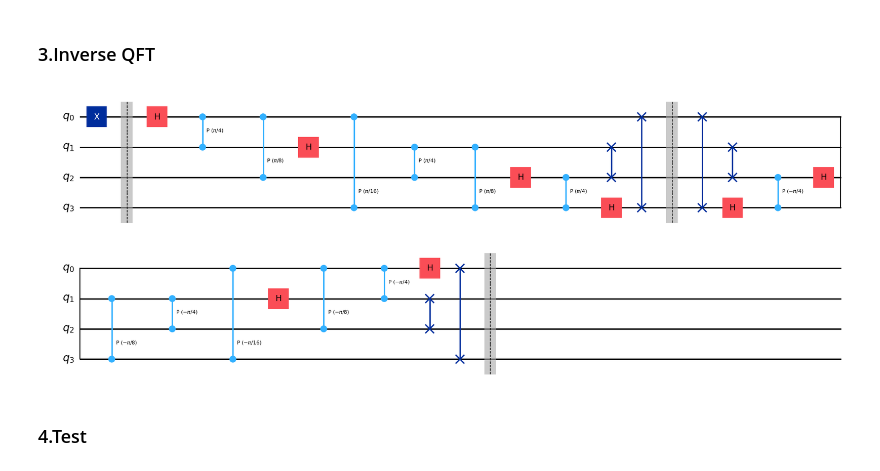
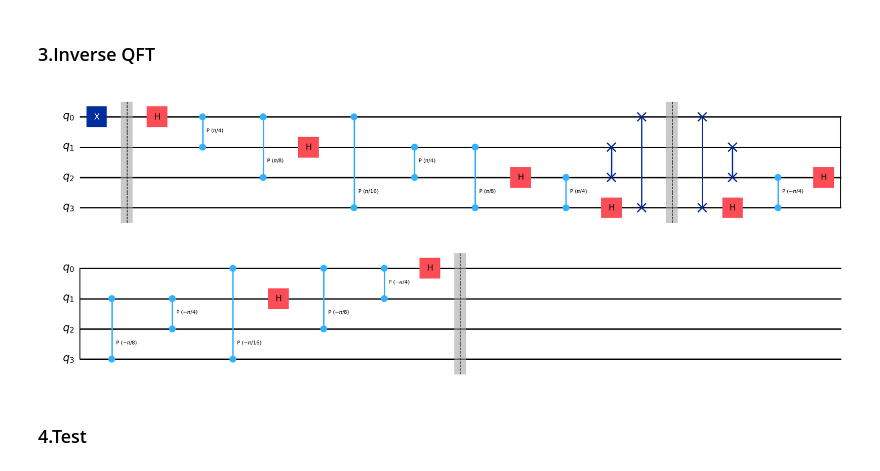
Before and after one commit to xuelx1/LearnQC, a Jupyter notebook: qft.ipynb, the cells around one changed output. Drawn from its saved outputs; the diff is of its cells as text; code cells hidden in the pictures.

```diff
--- a/qft.ipynb
+++ b/qft.ipynb
@@ -22,12 +22,10 @@ CircuitInstruction(operation=Instruction(name='barrier', num_qubits=4, num_clbit
 for i in range(n-1):
     qc.h(i)
     for j in range(i+1, n):
-        qc.cp(np.pi/2**(j-i+1), j, i)
+        qc.cp(math.pi/2**(j-i+1), j, i)
 qc.h(n-1)
-swapi = 0
-while(swapi<n-swapi):
-    qc.swap(swapi, n-swapi-1)
-    swapi+=1
+for i in range(n//2):
+    qc.swap(i, n-1-i)
 qc.barrier()
 qc.draw(output='mpl')
 # %% [output]
@@ -35,22 +33,16 @@ qc.draw(output='mpl')
 # %% [markdown]
 ### 3.Inverse QFT
 # %%
-swapi = 0
-while(swapi<n-swapi):
-    qc.swap(swapi, n-swapi-1)
-    swapi+=1
+for i in range(n//2):
+    qc.swap(i, n-i-1)
 for i in range(n-1, -1, -1):
     for j in range(n-1, i, -1):
         qc.cp(-2*math.pi/2**(j-i+2), j, i)
     qc.h(i)
-swapi = 0
-while(swapi<n-swapi):
-    qc.swap(swapi, n-swapi-1)
-    swapi+=1
 qc.barrier()
 qc.draw(output='mpl')
 # %% [output]
-[figure, old version]
+[figure, new version]
 # %% [markdown]
 ### 4.Test
 # %%
```
Also changed, not shown: 3 other files.
